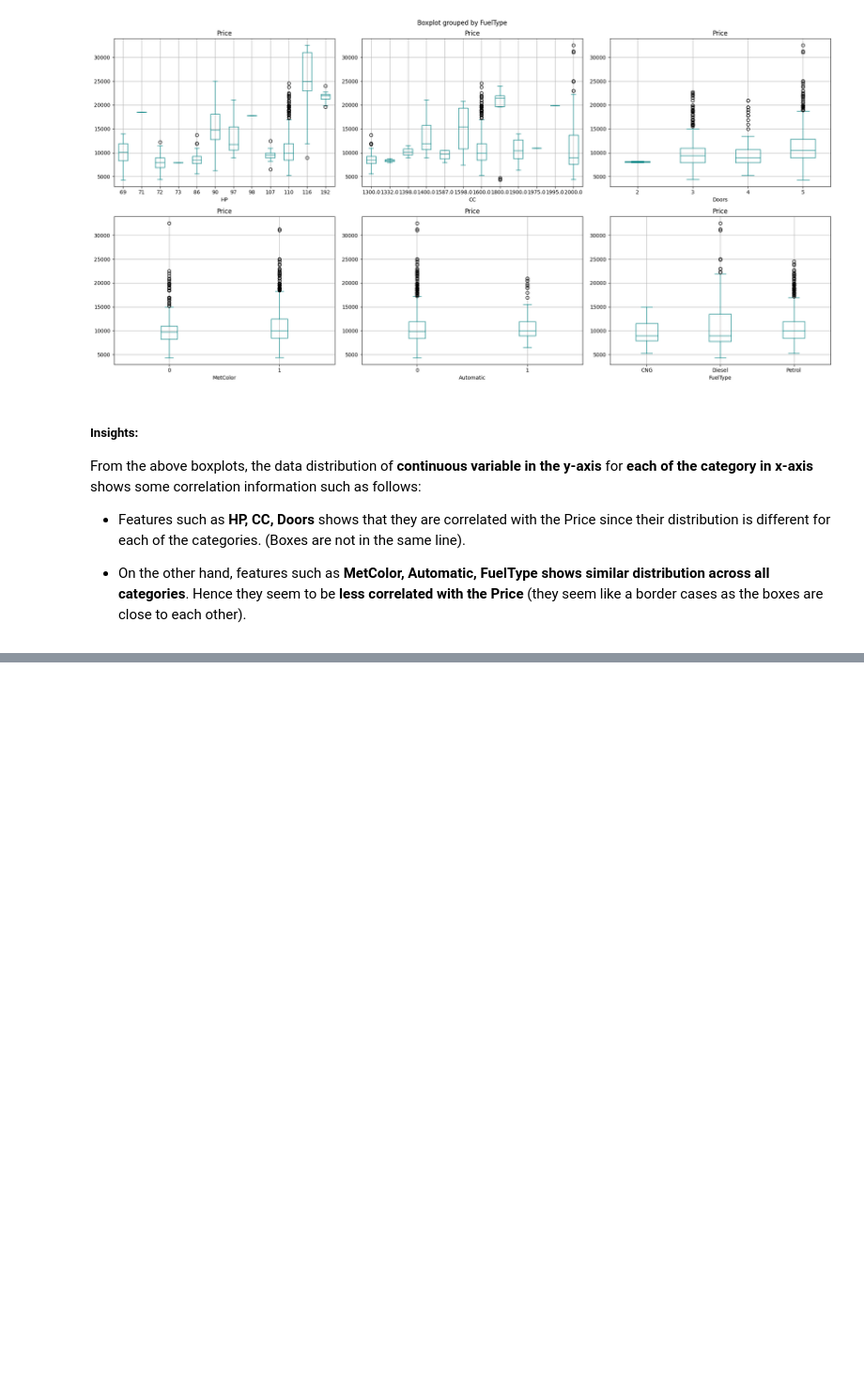
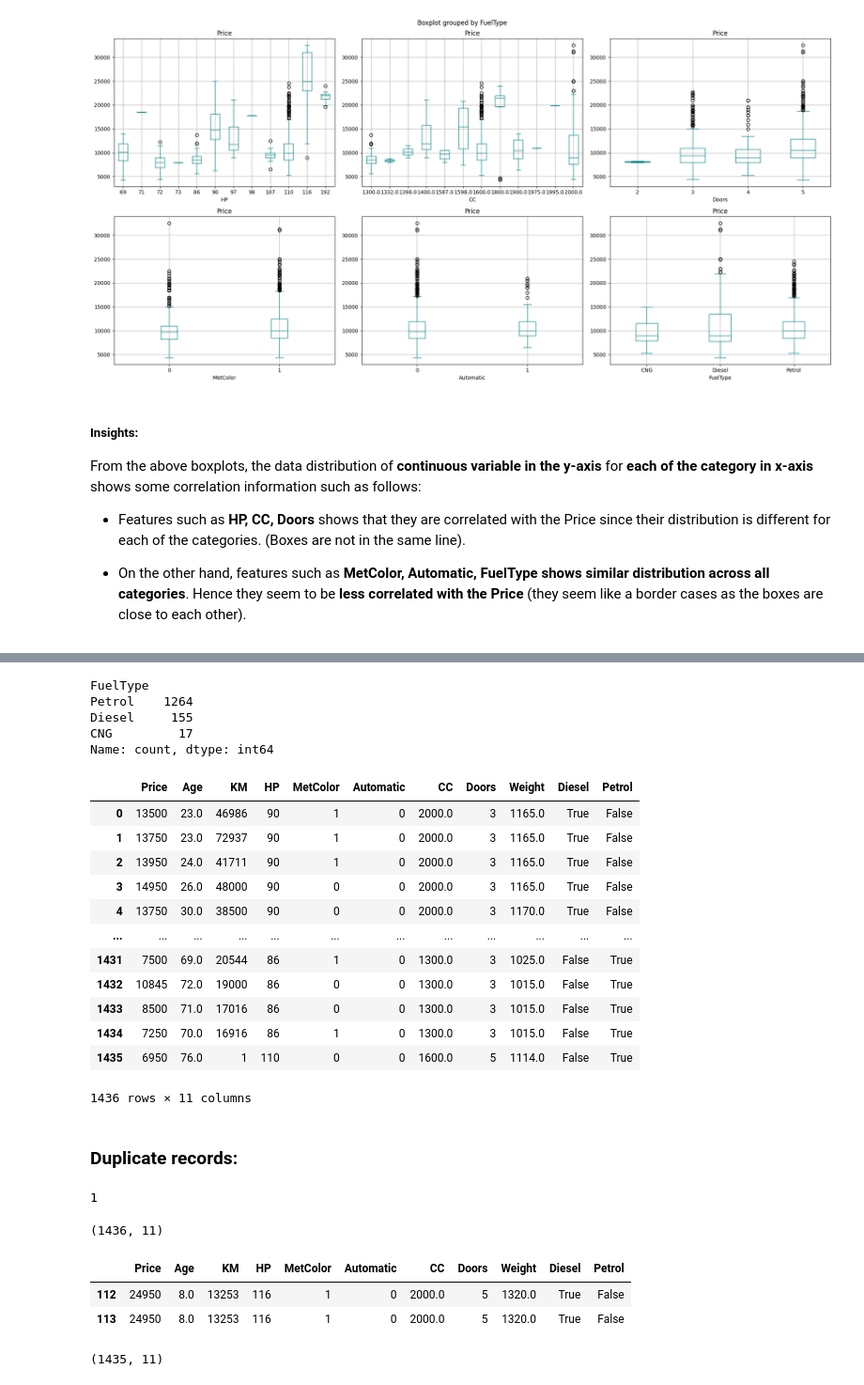
Before and after one commit to shanusaras/Deep_Learning_projects, a Jupyter notebook: Car_price_prediction/Car_price_prediction.ipynb, the cells around one changed output, grey strips where cells are left out. Shown at 94% size. Cells and saved outputs as stored; diff of their text form; code cells hidden in the pictures; blank space fills up the shorter version.

```diff
--- a/Car_price_prediction/Car_price_prediction.ipynb
+++ b/Car_price_prediction/Car_price_prediction.ipynb
@@ -462,0 +498,9 @@ From the above boxplots, the data distribution of **continuous variable in the y
+# %%
+# handling the null values by replacing them with median for continuous variables and
+# mode for categorical variables.
+
+#continuous variables
+# Age
+data.loc[data['Age'].isnull()== True, 'Age']= np.median(data['Age'].dropna(axis=0))
+# weight
+data.loc[data['Weight'].isnull()== True, 'Weight']= np.median(data['Weight'].dropna(axis=0))
@@ -462,0 +546,10 @@ From the above boxplots, the data distribution of **continuous variable in the y
+# %%
+# Fueltype needs to be encoded
+
+data.FuelType.value_counts()
+# %% [output]
+FuelType
+Petrol    1264
+Diesel     155
+CNG         17
+Name: count, dtype: int64
@@ -462,0 +560,33 @@ From the above boxplots, the data distribution of **continuous variable in the y
+# %%
+data.drop('FuelType', axis=1, inplace= True)
+data
+# %% [output]
+|  | Price | Age | KM | HP | MetColor | Automatic | CC | Doors | Weight | Diesel | Petrol |
+| 0 | 13500 | 23.0 | 46986 | 90 | 1 | 0 | 2000.0 | 3 | 1165.0 | True | False |
+| 1 | 13750 | 23.0 | 72937 | 90 | 1 | 0 | 2000.0 | 3 | 1165.0 | True | False |
+| 2 | 13950 | 24.0 | 41711 | 90 | 1 | 0 | 2000.0 | 3 | 1165.0 | True | False |
+| 3 | 14950 | 26.0 | 48000 | 90 | 0 | 0 | 2000.0 | 3 | 1165.0 | True | False |
+| 4 | 13750 | 30.0 | 38500 | 90 | 0 | 0 | 2000.0 | 3 | 1170.0 | True | False |
+| ... | ... | ... | ... | ... | ... | ... | ... | ... | ... | ... | ... |
+| 1431 | 7500 | 69.0 | 20544 | 86 | 1 | 0 | 1300.0 | 3 | 1025.0 | False | True |
+| 1432 | 10845 | 72.0 | 19000 | 86 | 0 | 0 | 1300.0 | 3 | 1015.0 | False | True |
+| 1433 | 8500 | 71.0 | 17016 | 86 | 0 | 0 | 1300.0 | 3 | 1015.0 | False | True |
+| 1434 | 7250 | 70.0 | 16916 | 86 | 1 | 0 | 1300.0 | 3 | 1015.0 | False | True |
+| 1435 | 6950 | 76.0 | 1 | 110 | 0 | 0 | 1600.0 | 5 | 1114.0 | False | True |
+1436 rows × 11 columns
+# %% [markdown]
+### Duplicate records:
+# %%
+data.duplicated().sum()
+# %% [output]
+1
+# %%
+data.shape
+# %% [output]
+(1436, 11)
+# %%
+data.loc[data.duplicated(keep= False)]
+# %% [output]
+|  | Price | Age | KM | HP | MetColor | Automatic | CC | Doors | Weight | Diesel | Petrol |
+| 112 | 24950 | 8.0 | 13253 | 116 | 1 | 0 | 2000.0 | 5 | 1320.0 | True | False |
+| 113 | 24950 | 8.0 | 13253 | 116 | 1 | 0 | 2000.0 | 5 | 1320.0 | True | False |
@@ -462,0 +596,4 @@ From the above boxplots, the data distribution of **continuous variable in the y
+# %%
+data.shape # hence the duplicated record is removed
+# %% [output]
+(1435, 11)
```
Also changed, not shown: parts of 36 cells of this notebook.
